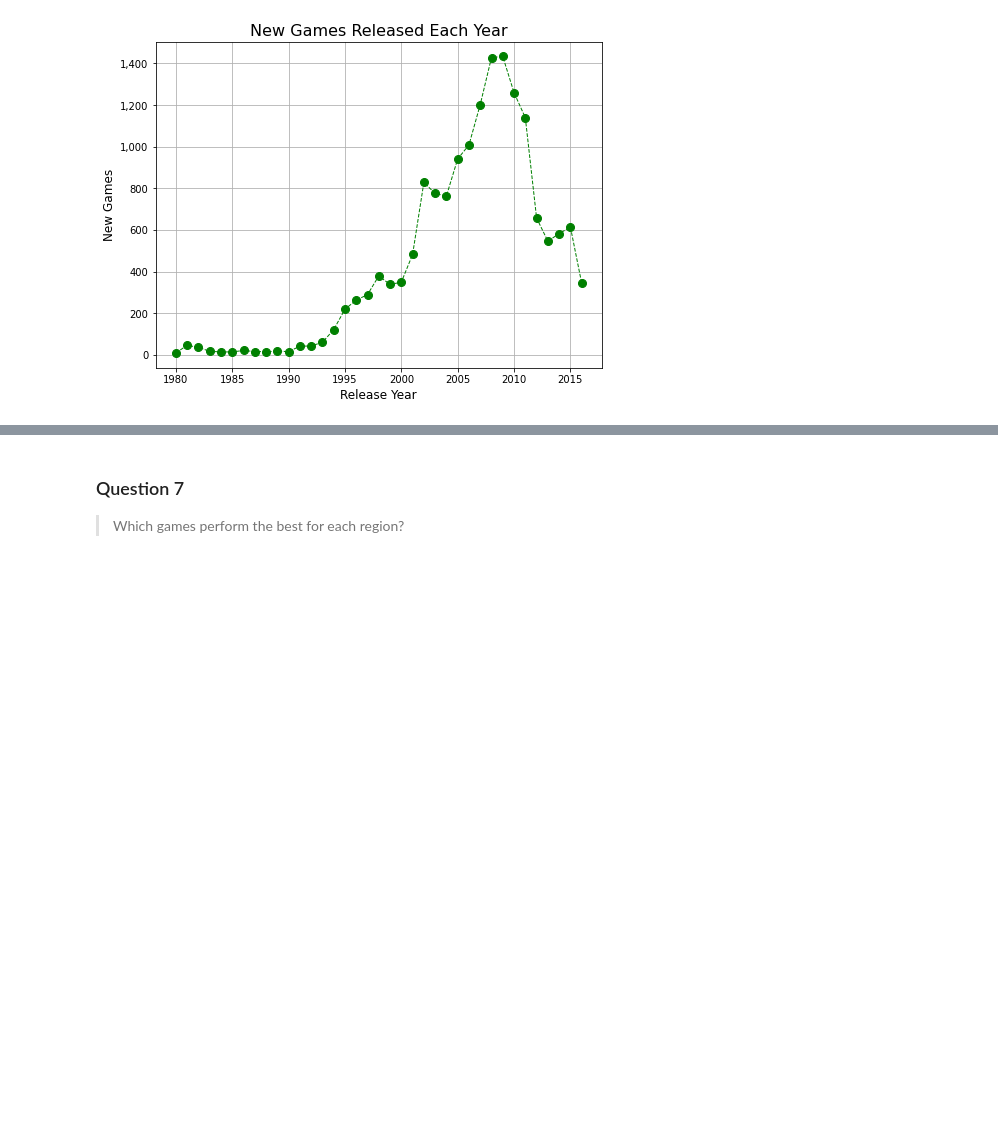
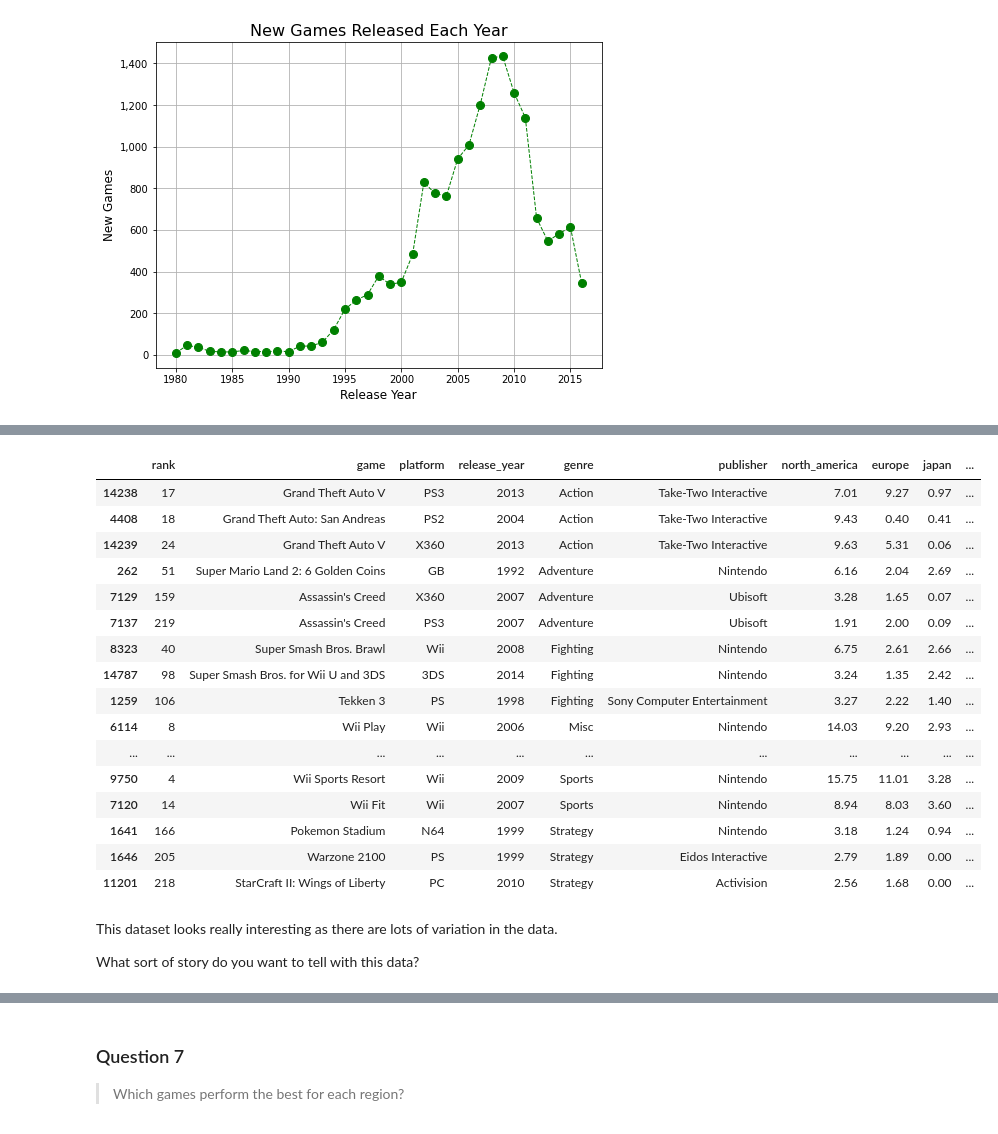
Before and after one commit to datawithdanny/dataviz-bootcamp, a Jupyter notebook: book/_build/jupyter_execute/workshop.ipynb, the cells around one changed output, grey strips where cells are left out. Cells and saved outputs as stored; diff of their text form; code cells hidden in the pictures; blank space fills up the shorter version.

```diff
--- a/book/_build/jupyter_execute/workshop.ipynb
+++ b/book/_build/jupyter_execute/workshop.ipynb
@@ -189,0 +432,32 @@ plt.show()
+# %%
+q5_dataset = (
+    df
+        .sort_values(["genre", "total_sales"], ascending=[True, False])
+        .groupby(["genre"])
+        .head(3)
+
+)
+
+q5_dataset
+# %% [output]
+|  | rank | game | platform | release_year | genre | publisher | north_america | europe | japan | ... |
+| 14238 | 17 | Grand Theft Auto V | PS3 | 2013 | Action | Take-Two Interactive | 7.01 | 9.27 | 0.97 | ... |
+| 4408 | 18 | Grand Theft Auto: San Andreas | PS2 | 2004 | Action | Take-Two Interactive | 9.43 | 0.40 | 0.41 | ... |
+| 14239 | 24 | Grand Theft Auto V | X360 | 2013 | Action | Take-Two Interactive | 9.63 | 5.31 | 0.06 | ... |
+| 262 | 51 | Super Mario Land 2: 6 Golden Coins | GB | 1992 | Adventure | Nintendo | 6.16 | 2.04 | 2.69 | ... |
+| 7129 | 159 | Assassin's Creed | X360 | 2007 | Adventure | Ubisoft | 3.28 | 1.65 | 0.07 | ... |
+| 7137 | 219 | Assassin's Creed | PS3 | 2007 | Adventure | Ubisoft | 1.91 | 2.00 | 0.09 | ... |
+| 8323 | 40 | Super Smash Bros. Brawl | Wii | 2008 | Fighting | Nintendo | 6.75 | 2.61 | 2.66 | ... |
+| 14787 | 98 | Super Smash Bros. for Wii U and 3DS | 3DS | 2014 | Fighting | Nintendo | 3.24 | 1.35 | 2.42 | ... |
+| 1259 | 106 | Tekken 3 | PS | 1998 | Fighting | Sony Computer Entertainment | 3.27 | 2.22 | 1.40 | ... |
+| 6114 | 8 | Wii Play | Wii | 2006 | Misc | Nintendo | 14.03 | 9.20 | 2.93 | ... |
+| ... | ... | ... | ... | ... | ... | ... | ... | ... | ... | ... |
+| 9750 | 4 | Wii Sports Resort | Wii | 2009 | Sports | Nintendo | 15.75 | 11.01 | 3.28 | ... |
+| 7120 | 14 | Wii Fit | Wii | 2007 | Sports | Nintendo | 8.94 | 8.03 | 3.60 | ... |
+| 1641 | 166 | Pokemon Stadium | N64 | 1999 | Strategy | Nintendo | 3.18 | 1.24 | 0.94 | ... |
+| 1646 | 205 | Warzone 2100 | PS | 1999 | Strategy | Eidos Interactive | 2.79 | 1.89 | 0.00 | ... |
+| 11201 | 218 | StarCraft II: Wings of Liberty | PC | 2010 | Strategy | Activision | 2.56 | 1.68 | 0.00 | ... |
+# %% [markdown]
+This dataset looks really interesting as there are lots of variation in the data.
+
+What sort of story do you want to tell with this data?
```
Also changed, not shown: parts of 36 cells of this notebook, 17 other files.
